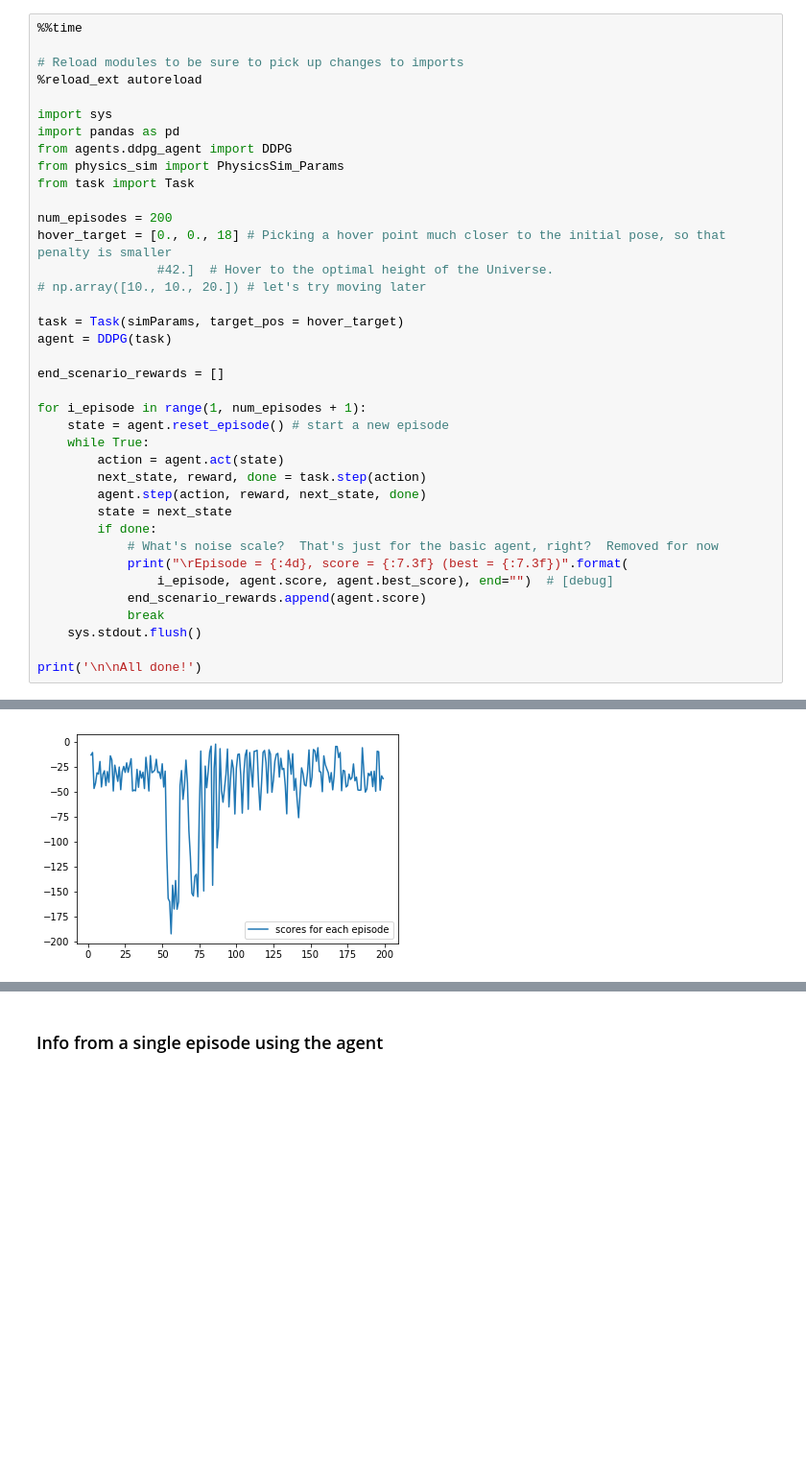
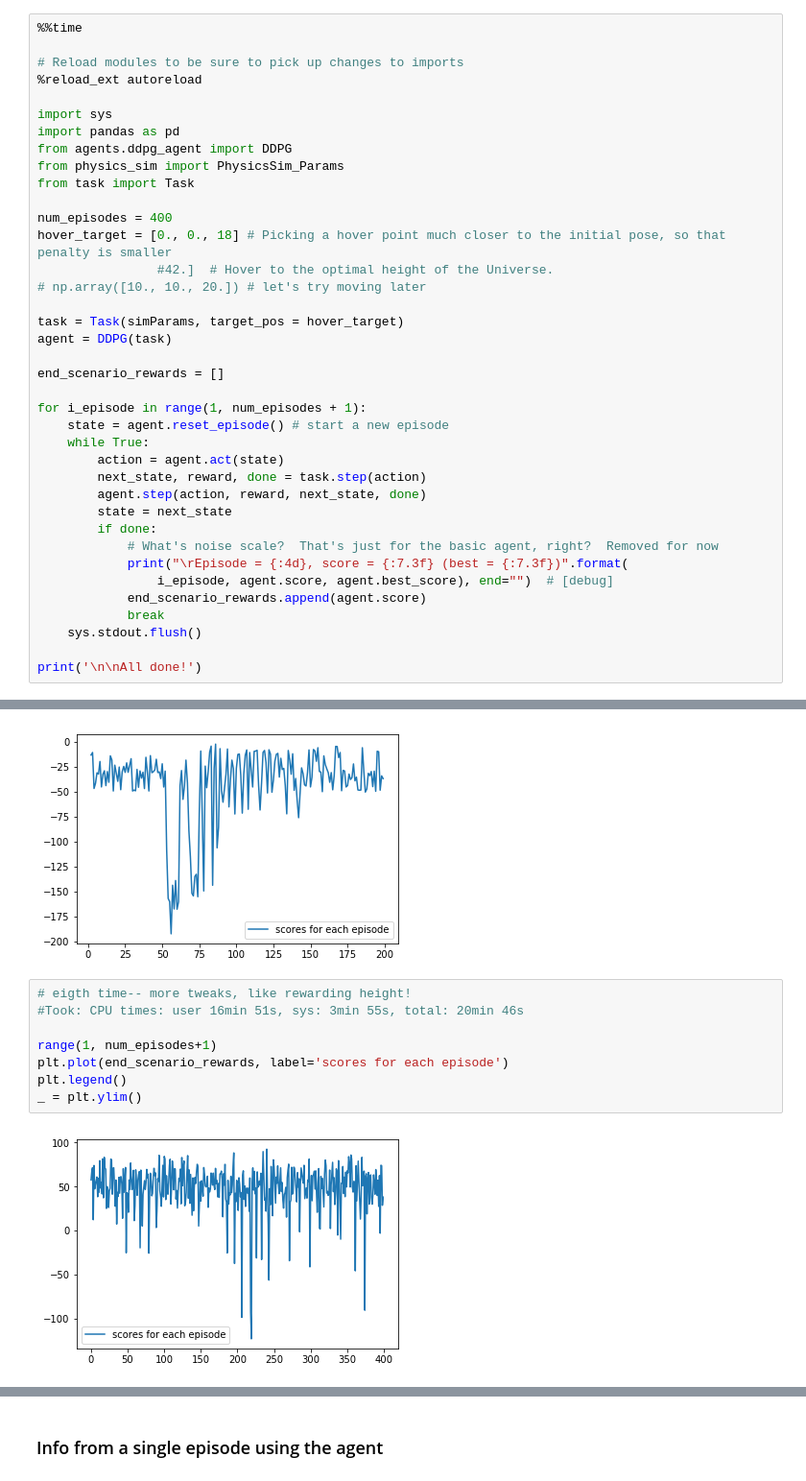
Before and after one commit to mark5udacity/RL-Quadcopter-2, a Jupyter notebook: Quadcopter_Project.ipynb, the cells around one changed output, grey strips where cells are left out. Shown at 96% size. Cells and saved outputs as stored; diff of their text form; blank space fills up the shorter version.

```diff
--- a/Quadcopter_Project.ipynb
+++ b/Quadcopter_Project.ipynb
@@ -281,7 +281,7 @@ from agents.ddpg_agent import DDPG
 from physics_sim import PhysicsSim_Params
 from task import Task
 
-num_episodes = 200
+num_episodes = 400
 hover_target = [0., 0., 18] # Picking a hover point much closer to the initial pose, so that penalty is smaller
                 #42.]  # Hover to the optimal height of the Universe.
 # np.array([10., 10., 20.]) # let's try moving later
@@ -409,3 +414,13 @@ plt.legend()
 _ = plt.ylim()
 # %% [output]
 [figure]
+# %%
+# eigth time-- more tweaks, like rewarding height!
+#Took: CPU times: user 16min 51s, sys: 3min 55s, total: 20min 46s
+
+range(1, num_episodes+1)
+plt.plot(end_scenario_rewards, label='scores for each episode')
+plt.legend()
+_ = plt.ylim()
+# %% [output]
+[figure, added]
```
Also changed, not shown: parts of 5 cells of this notebook, 1 other file.
